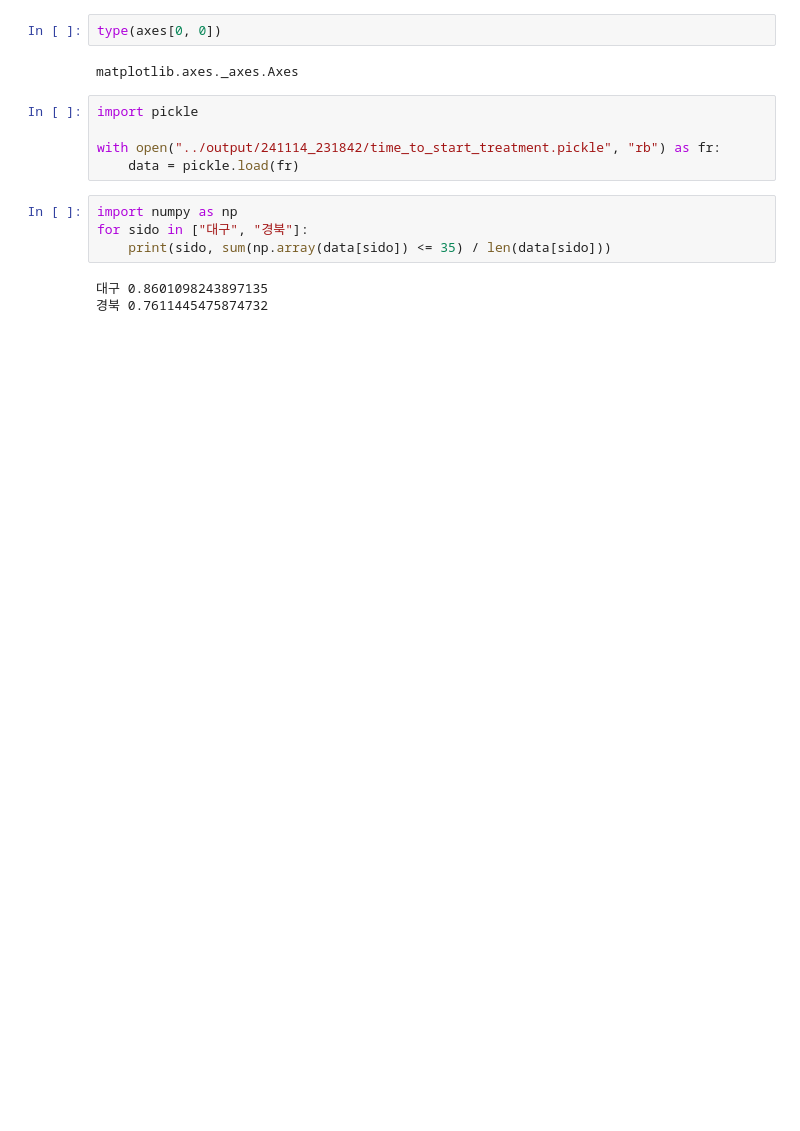
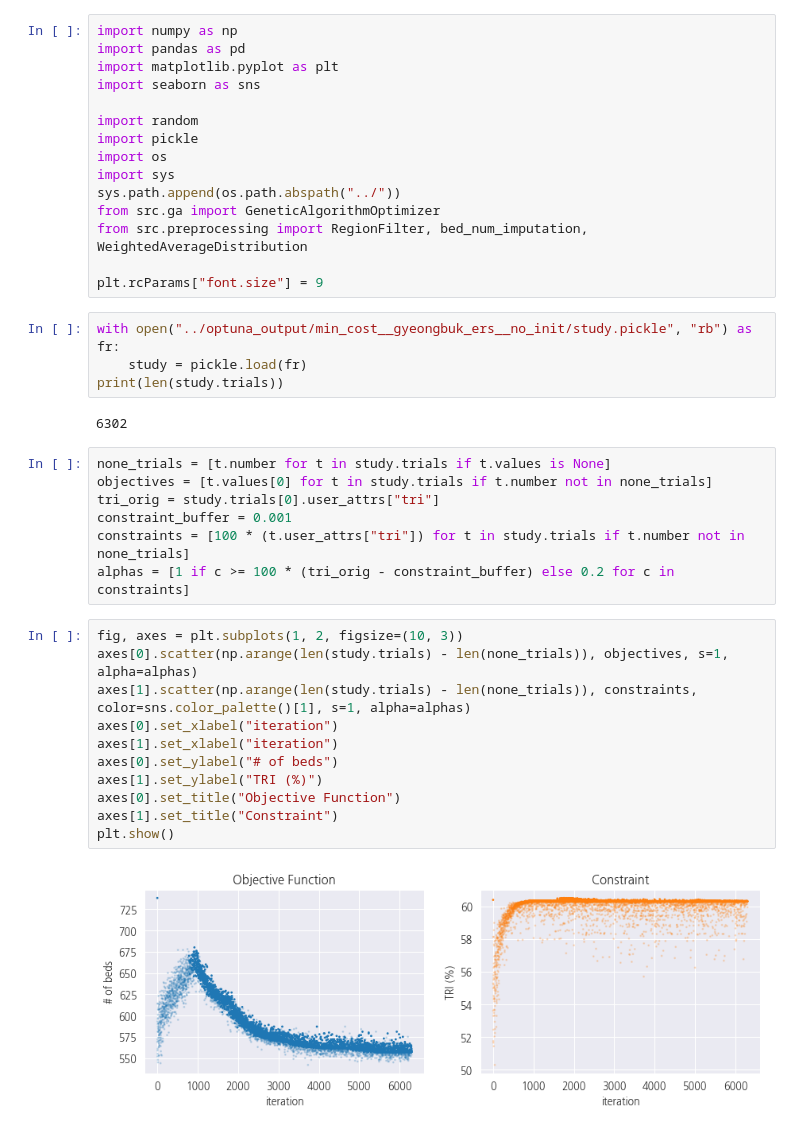
Before and after one commit to minjaekim0/opt-emergency, a Jupyter notebook: notebooks/tmp.ipynb, the cells around one changed output. Cells and saved outputs as stored; diff of their text form; blank space fills up the shorter version.

```diff
--- a/notebooks/tmp.ipynb
+++ b/notebooks/tmp.ipynb
@@ -9,16 +1,41 @@ fig.show()
-# %%
-type(axes[0, 0])
-# %% [output]
-matplotlib.axes._axes.Axes
+# %%
+import numpy as np
+import pandas as pd
+import matplotlib.pyplot as plt
+import seaborn as sns
+
+import random
+import pickle
+import os
+import sys
+sys.path.append(os.path.abspath("../"))
+from src.ga import GeneticAlgorithmOptimizer
+from src.preprocessing import RegionFilter, bed_num_imputation, WeightedAverageDistribution
+
+plt.rcParams["font.size"] = 9
 # %%
-import pickle
-
-with open("../output/241114_231842/time_to_start_treatment.pickle", "rb") as fr:
-    data = pickle.load(fr)
+with open("../optuna_output/min_cost__gyeongbuk_ers__no_init/study.pickle", "rb") as fr:
+    study = pickle.load(fr)
+print(len(study.trials))
+# %% [output]
+6302
-# %%
-import numpy as np
-for sido in ["대구", "경북"]:
-    print(sido, sum(np.array(data[sido]) <= 35) / len(data[sido]))
-# %% [output]
-대구 0.8601098243897135
-경북 0.7611445475874732
+# %%
+none_trials = [t.number for t in study.trials if t.values is None]
+objectives = [t.values[0] for t in study.trials if t.number not in none_trials]
+tri_orig = study.trials[0].user_attrs["tri"]
+constraint_buffer = 0.001
+constraints = [100 * (t.user_attrs["tri"]) for t in study.trials if t.number not in none_trials]
+alphas = [1 if c >= 100 * (tri_orig - constraint_buffer) else 0.2 for c in constraints]
+# %%
+fig, axes = plt.subplots(1, 2, figsize=(10, 3))
+axes[0].scatter(np.arange(len(study.trials) - len(none_trials)), objectives, s=1, alpha=alphas)
+axes[1].scatter(np.arange(len(study.trials) - len(none_trials)), constraints, color=sns.color_palette()[1], s=1, alpha=alphas)
+axes[0].set_xlabel("iteration")
+axes[1].set_xlabel("iteration")
+axes[0].set_ylabel("# of beds")
+axes[1].set_ylabel("TRI (%)")
+axes[0].set_title("Objective Function")
+axes[1].set_title("Constraint")
+plt.show()
+# %% [output]
+[figure, added]
```
Also changed, not shown: parts of 5 cells of this notebook, 9 other files.
